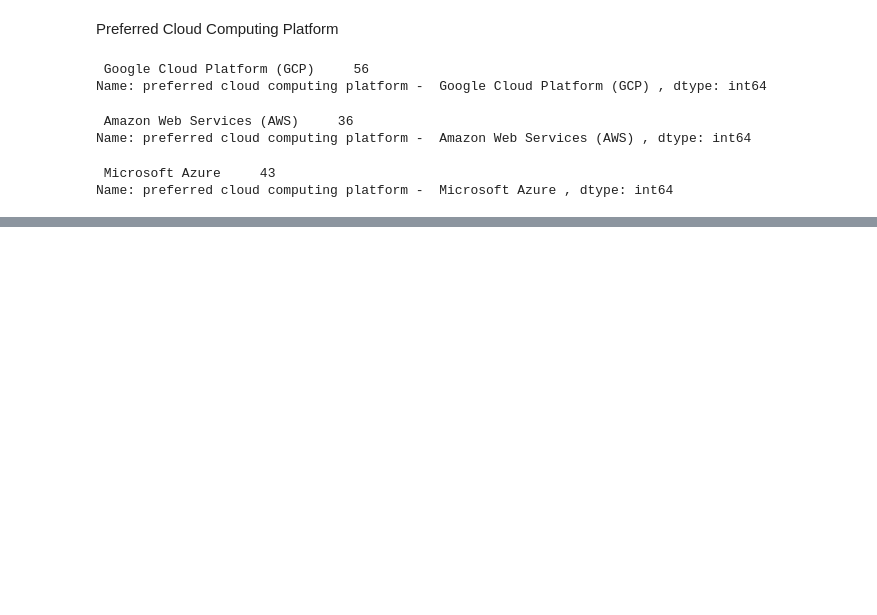
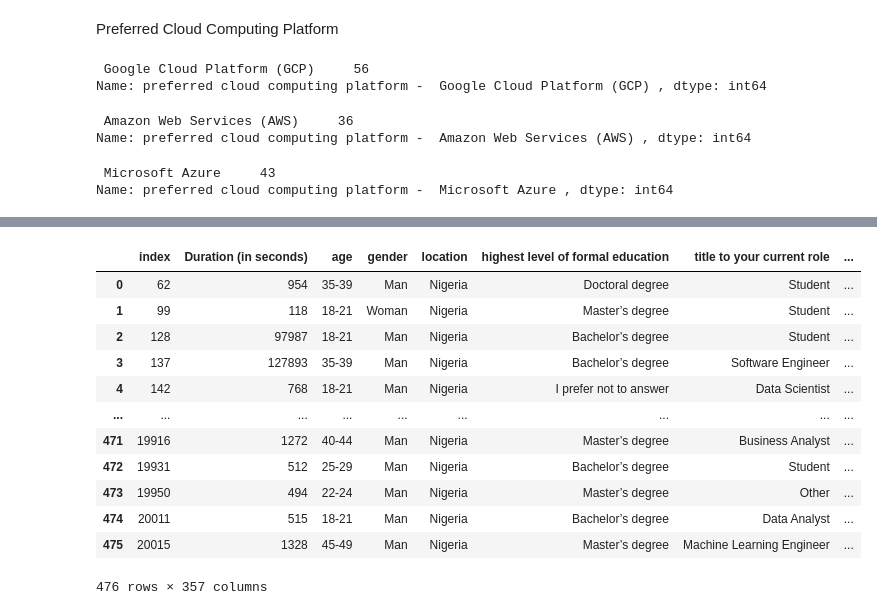
Before and after one commit to iPablo26/2020-Kaggle-Machine-Learning-Data-Science-Survey, a Jupyter notebook: 2020 Kaggle Machine Learning & Data Science Survey.ipynb, the cells around one changed output, grey strips where cells are left out. Cells and saved outputs as stored; diff of their text form; code cells hidden in the pictures; blank space fills up the shorter version.

```diff
--- a/2020 Kaggle Machine Learning & Data Science Survey.ipynb
+++ b/2020 Kaggle Machine Learning & Data Science Survey.ipynb
@@ -183,0 +215,16 @@ Name: preferred cloud computing platform -  Microsoft Azure , dtype: int64
+# %%
+nigerian_respondents
+# %% [output]
+|  | index | Duration (in seconds) | age | gender | location | highest level of formal education | title to your current role | ... |
+| 0 | 62 | 954 | 35-39 | Man | Nigeria | Doctoral degree | Student | ... |
+| 1 | 99 | 118 | 18-21 | Woman | Nigeria | Master’s degree | Student | ... |
+| 2 | 128 | 97987 | 18-21 | Man | Nigeria | Bachelor’s degree | Student | ... |
+| 3 | 137 | 127893 | 35-39 | Man | Nigeria | Bachelor’s degree | Software Engineer | ... |
+| 4 | 142 | 768 | 18-21 | Man | Nigeria | I prefer not to answer | Data Scientist | ... |
+| ... | ... | ... | ... | ... | ... | ... | ... | ... |
+| 471 | 19916 | 1272 | 40-44 | Man | Nigeria | Master’s degree | Business Analyst | ... |
+| 472 | 19931 | 512 | 25-29 | Man | Nigeria | Bachelor’s degree | Student | ... |
+| 473 | 19950 | 494 | 22-24 | Man | Nigeria | Master’s degree | Other | ... |
+| 474 | 20011 | 515 | 18-21 | Man | Nigeria | Bachelor’s degree | Data Analyst | ... |
+| 475 | 20015 | 1328 | 45-49 | Man | Nigeria | Master’s degree | Machine Learning Engineer | ... |
+476 rows × 357 columns
```
Also changed, not shown: parts of 11 cells of this notebook.
